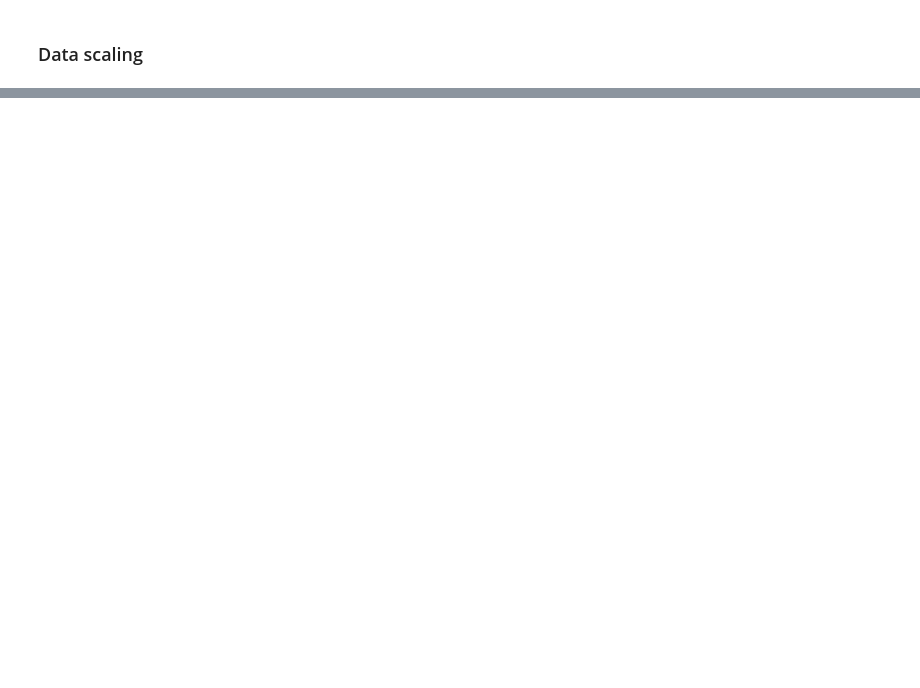
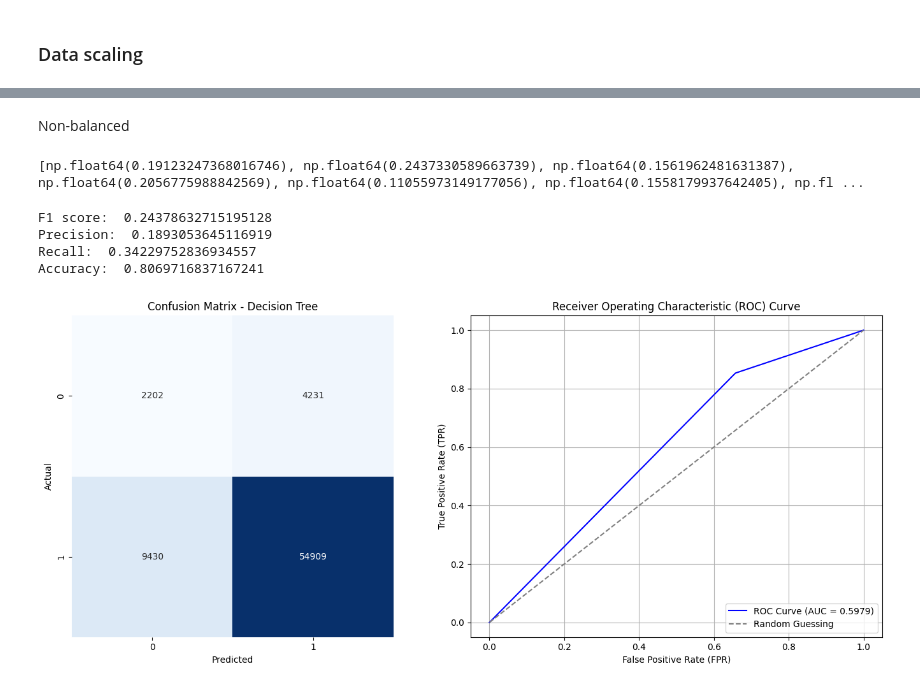
Before and after one commit to Barb02/IDS_project, a Jupyter notebook: customer.ipynb, the cells around one changed output, grey strips where cells are left out. Saved outputs shown, nothing was run; the diff lists cells and outputs as text; code cells hidden in the pictures; blank space fills up the shorter version.

```diff
--- a/customer.ipynb
+++ b/customer.ipynb
@@ -983,0 +587,55 @@ Accuracy:  0.7165426850867871
+# %% [markdown]
+Non-balanced
+# %%
+k_values = range(1, 11)
+mean_f1_scores = []
+f1_label_0 = make_scorer(f1_score, pos_label=0, average="binary")
+
+for k in k_values:
+    knn = KNeighborsClassifier(n_neighbors=k)
+    scores = cross_val_score(knn, X, y,  cv=5, scoring=f1_label_0)
+    mean_f1_scores.append(scores.mean())
+
+print(mean_f1_scores)
+# %% [output]
+[np.float64(0.19123247368016746), np.float64(0.2437330589663739), np.float64(0.1561962481631387), np.float64(0.2056775988842569), np.float64(0.11055973149177056), np.float64(0.1558179937642405), np.fl ...
+# %%
+knn = KNeighborsClassifier(n_neighbors=2)
+y_pred = cross_val_predict(knn, X, y, cv=5)
+# %%
+# Scores
+print("F1 score: ", f1_score(y, y_pred, pos_label=0))
+print("Precision: ", precision_score(y, y_pred, pos_label=0))
+print("Recall: ", recall_score(y, y_pred,pos_label=0))
+print("Accuracy: ", accuracy_score(y, y_pred))
+
+fig, axes = plt.subplots(1, 2, figsize=(14, 6))
+
+# Gráfico 1: Confusion Matrix
+sns.heatmap(confusion_matrix(y, y_pred),
+            annot=True, fmt="d", cmap="Blues", cbar=False, square=True, ax=axes[0])
+axes[0].set_title("Confusion Matrix - Decision Tree")
+axes[0].set_xlabel("Predicted")
+axes[0].set_ylabel("Actual")
+
+# Gráfico 2: ROC Curve
+fpr, tpr, thresholds = roc_curve(y, y_pred)
+auc_score = roc_auc_score(y, y_pred)
+
+axes[1].plot(fpr, tpr, label=f"ROC Curve (AUC = {auc_score:.4f})", color="blue")
+axes[1].plot([0, 1], [0, 1], linestyle="--", color="gray", label="Random Guessing")
+axes[1].set_title("Receiver Operating Characteristic (ROC) Curve")
+axes[1].set_xlabel("False Positive Rate (FPR)")
+axes[1].set_ylabel("True Positive Rate (TPR)")
+axes[1].legend(loc="lower right")
+axes[1].grid()
+
+# Ajustar o layout para evitar sobreposição
+plt.tight_layout()
+plt.show()
+# %% [output]
+F1 score:  0.24378632715195128
+Precision:  0.1893053645116919
+Recall:  0.34229752836934557
+Accuracy:  0.8069716837167241
+[figure, added]
```
Also changed, not shown: parts of 66 cells of this notebook.
